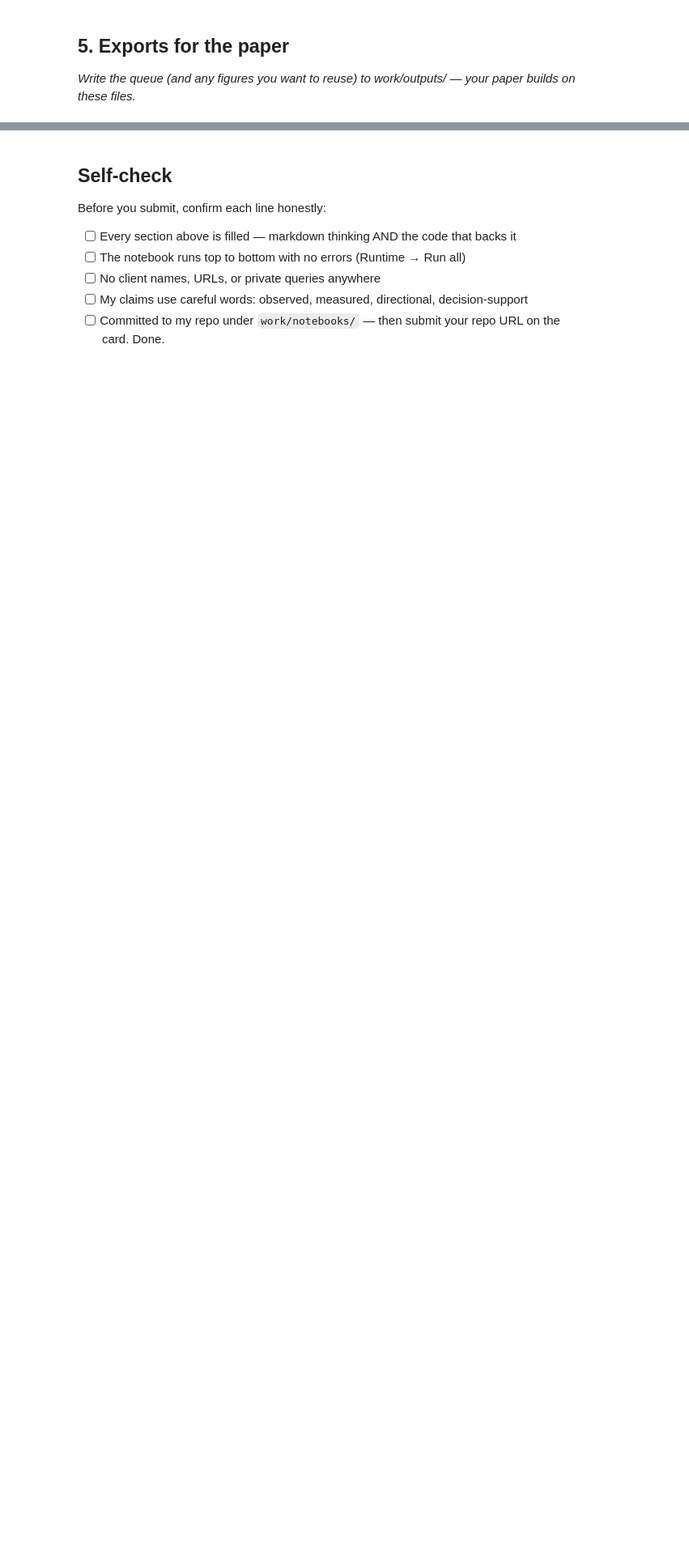
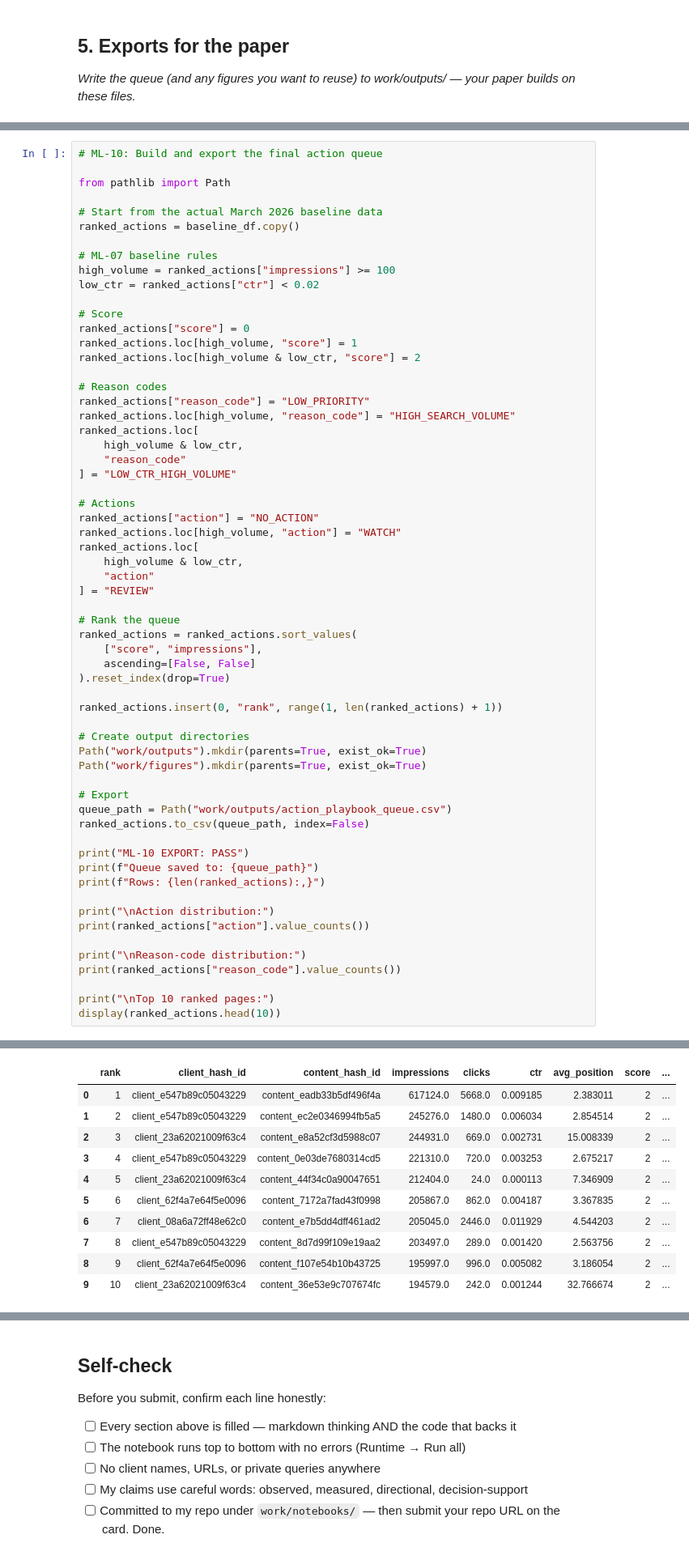
Before and after one commit to kiran162005/flyrank-ml, a Jupyter notebook: work/notebooks/w07_action_playbook.ipynb, the cells around one changed output, grey strips where cells are left out. Shown at 81% size. Drawn from its saved outputs; the diff is of its cells as text; blank space fills up the shorter version.

```diff
--- a/work/notebooks/w07_action_playbook.ipynb
+++ b/work/notebooks/w07_action_playbook.ipynb
@@ -28,0 +252,62 @@ This skeleton is yours to fill. Work the sections **in order** — each one has
+# %%
+# ML-10: Build and export the final action queue
+
+from pathlib import Path
+
+# Start from the actual March 2026 baseline data
+ranked_actions = baseline_df.copy()
+
+# ML-07 baseline rules
+high_volume = ranked_actions["impressions"] >= 100
+low_ctr = ranked_actions["ctr"] < 0.02
+
+# Score
+ranked_actions["score"] = 0
+ranked_actions.loc[high_volume, "score"] = 1
+ranked_actions.loc[high_volume & low_ctr, "score"] = 2
+
+# Reason codes
+ranked_actions["reason_code"] = "LOW_PRIORITY"
+ranked_actions.loc[high_volume, "reason_code"] = "HIGH_SEARCH_VOLUME"
+ranked_actions.loc[
+    high_volume & low_ctr,
+    "reason_code"
+] = "LOW_CTR_HIGH_VOLUME"
+
+# Actions
+ranked_actions["action"] = "NO_ACTION"
+ranked_actions.loc[high_volume, "action"] = "WATCH"
+ranked_actions.loc[
+    high_volume & low_ctr,
+    "action"
+] = "REVIEW"
+
+# Rank the queue
+ranked_actions = ranked_actions.sort_values(
+    ["score", "impressions"],
+    ascending=[False, False]
+).reset_index(drop=True)
+
+ranked_actions.insert(0, "rank", range(1, len(ranked_actions) + 1))
+
+# Create output directories
+Path("work/outputs").mkdir(parents=True, exist_ok=True)
+Path("work/figures").mkdir(parents=True, exist_ok=True)
+
+# Export
+queue_path = Path("work/outputs/action_playbook_queue.csv")
+ranked_actions.to_csv(queue_path, index=False)
+
+print("ML-10 EXPORT: PASS")
+print(f"Queue saved to: {queue_path}")
+print(f"Rows: {len(ranked_actions):,}")
+
+print("\nAction distribution:")
+print(ranked_actions["action"].value_counts())
+
+print("\nReason-code distribution:")
+print(ranked_actions["reason_code"].value_counts())
+
+print("\nTop 10 ranked pages:")
+display(ranked_actions.head(10))
+# %% [output]
@@ -28,0 +333,11 @@ This skeleton is yours to fill. Work the sections **in order** — each one has
+|  | rank | client_hash_id | content_hash_id | impressions | clicks | ctr | avg_position | score | ... |
+| 0 | 1 | client_e547b89c05043229 | content_eadb33b5df496f4a | 617124.0 | 5668.0 | 0.009185 | 2.383011 | 2 | ... |
+| 1 | 2 | client_e547b89c05043229 | content_ec2e0346994fb5a5 | 245276.0 | 1480.0 | 0.006034 | 2.854514 | 2 | ... |
+| 2 | 3 | client_23a62021009f63c4 | content_e8a52cf3d5988c07 | 244931.0 | 669.0 | 0.002731 | 15.008339 | 2 | ... |
+| 3 | 4 | client_e547b89c05043229 | content_0e03de7680314cd5 | 221310.0 | 720.0 | 0.003253 | 2.675217 | 2 | ... |
+| 4 | 5 | client_23a62021009f63c4 | content_44f34c0a90047651 | 212404.0 | 24.0 | 0.000113 | 7.346909 | 2 | ... |
+| 5 | 6 | client_62f4a7e64f5e0096 | content_7172a7fad43f0998 | 205867.0 | 862.0 | 0.004187 | 3.367835 | 2 | ... |
+| 6 | 7 | client_08a6a72ff48e62c0 | content_e7b5dd4dff461ad2 | 205045.0 | 2446.0 | 0.011929 | 4.544203 | 2 | ... |
+| 7 | 8 | client_e547b89c05043229 | content_8d7d99f109e19aa2 | 203497.0 | 289.0 | 0.001420 | 2.563756 | 2 | ... |
+| 8 | 9 | client_62f4a7e64f5e0096 | content_f107e54b10b43725 | 195997.0 | 996.0 | 0.005082 | 3.186054 | 2 | ... |
+| 9 | 10 | client_23a62021009f63c4 | content_36e53e9c707674fc | 194579.0 | 242.0 | 0.001244 | 32.766674 | 2 | ... |
```
Also changed, not shown: parts of 12 cells of this notebook.
